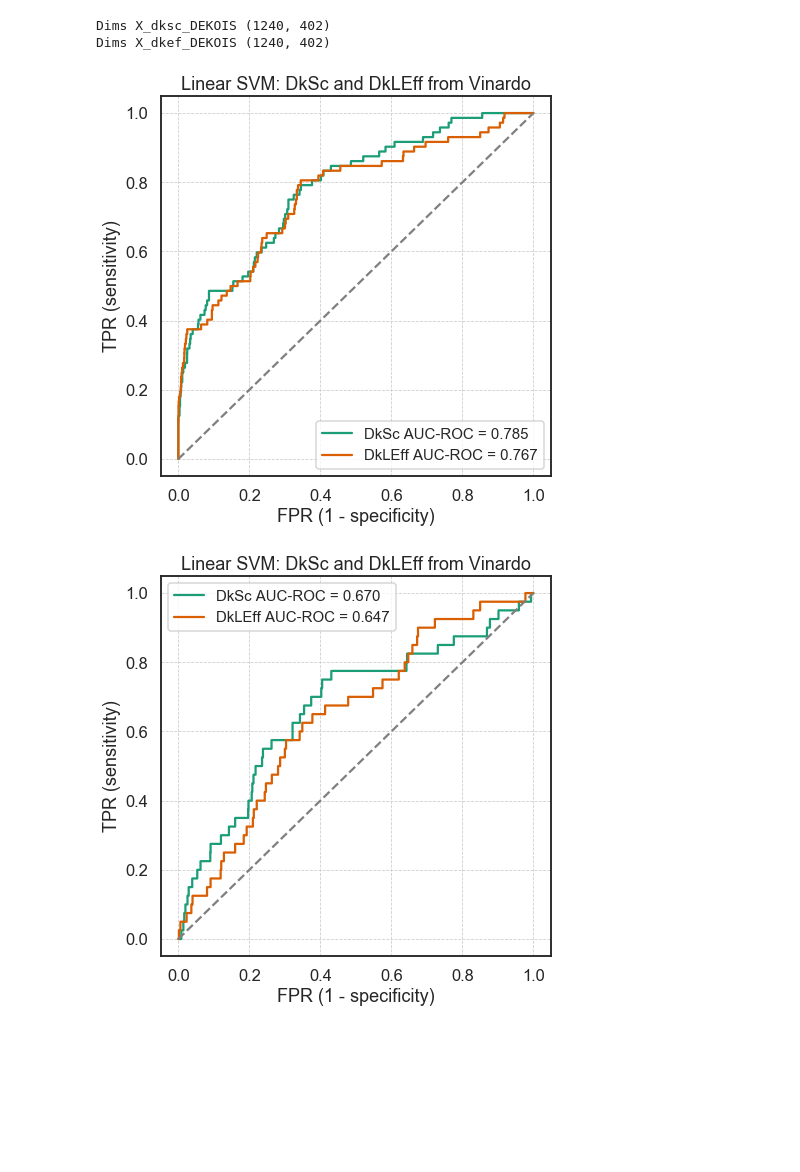
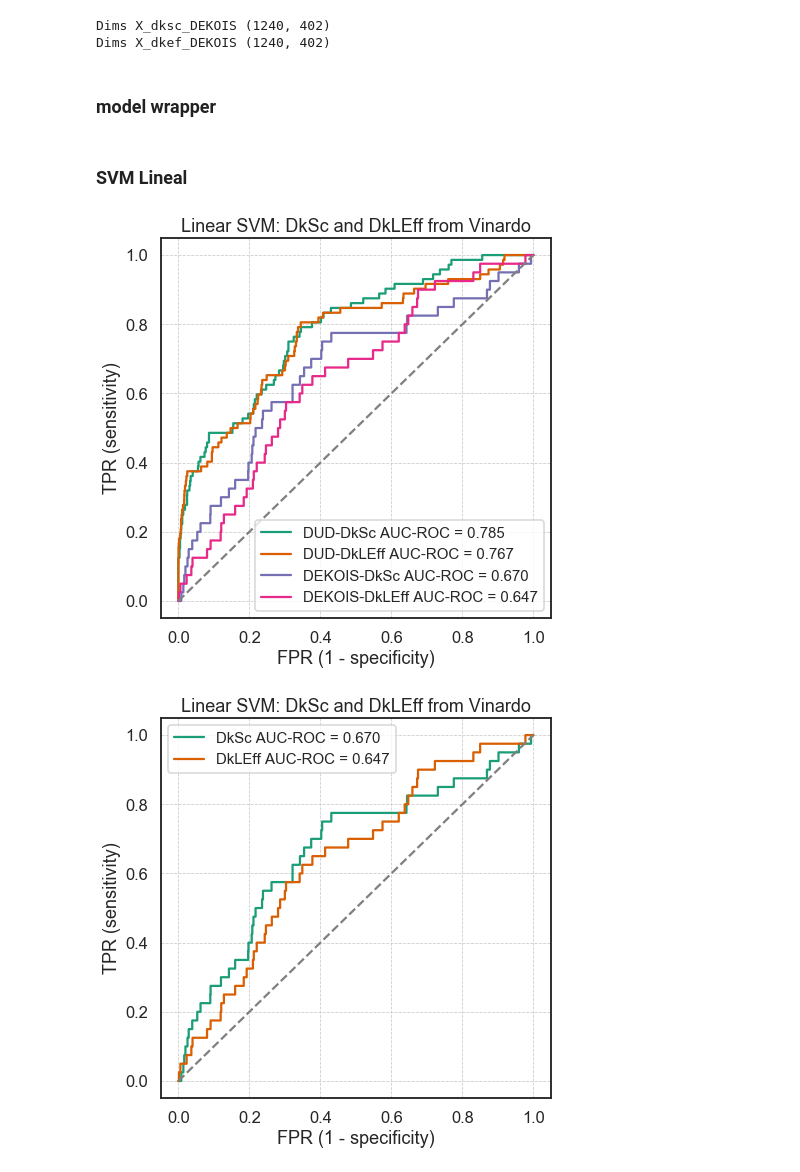
Before and after one commit to jRicciL/CDK2_notebooks, a Jupyter notebook: 6_Machine_Learning_Models/4_SVM_with_docking_scores.ipynb, the cells around one changed output. Saved outputs shown, nothing was run; the diff lists cells and outputs as text; code cells hidden in the pictures; blank space fills up the shorter version.

```diff
--- a/6_Machine_Learning_Models/4_SVM_with_docking_scores.ipynb
+++ b/6_Machine_Learning_Models/4_SVM_with_docking_scores.ipynb
@@ -97,7 +97,7 @@ from sklearn.metrics import roc_curve, roc_auc_score, make_scorer, f1_score
 roc_auc_scorer = make_scorer(roc_auc_score, greater_is_better=True,
                              needs_threshold=True, needs_proba=False)
 
-def run_SVM(X_train, X_test, y_train, y_test,
+def train_SVM(X_train, y_train,
             C = np.geomspace(0.01, 100, 5), kernel='linear',
             scoring = roc_auc_scorer, extra_params_dict = None,
             k_folds = 5, **kwargs):
@@ -124,15 +124,20 @@ def run_SVM(X_train, X_test, y_train, y_test,
                               scoring = scoring, n_jobs = 6, refit=True)
     '''SVC training through GridSearch object'''
     linear_SVC.fit(X_train, y_train)
+    return(linear_SVC)
+
+def eval_SVM(SVC, X_test, y_test):
     '''
-    4) Predictions and evaluation on the Test set
+    1) Predictions and evaluation on the Test set
     - Scaling and prediction of X_train using the best model found by grid
     '''
-    y_prob  = linear_SVC.predict_proba(X_test)[:,1] # Predicted prob values for X_test
-    y_score = linear_SVC.decision_function(X_test) # Hyperplane distances
-    y_pred  = linear_SVC.predict(X_test) # predicted values
+    y_prob  = SVC.predict_proba(X_test)[:,1] # Predicted prob values for X_test
+    y_score = SVC.decision_function(X_test) # Hyperplane distances
+    y_pred  = SVC.predict(X_test) # predicted values
     '''Returns the y_score values and the lnear_SVC object'''
-    return(y_score, linear_SVC)
+    return(y_score)
+# %% [markdown]
+### model wrapper
 # %%
 def model_wrapper(train_key, test_key, list_of_scores, model,
                   scores_dic = scores_dic, decreasing = False, **kwargs):
@@ -143,18 +148,27 @@ def model_wrapper(train_key, test_key, list_of_scores, model,
         X_test  = scores_dic[test_key][score]['X']
         y_test  = scores_dic[test_key][score]['y']
         # Runs the model
-        y_preds[score], trained_models[score] = model(X_train, X_test,
-                                                      y_train, y_test, **kwargs)
+        trainded_model = model(X_train, y_train, **kwargs)
+        name = F'{test_key}-{score}'
+        trained_models[name] = trainded_model
+        y_preds[name] = eval_SVM(trainded_model, X_test, y_test)
     # Invoke PlotMetric Class
     model_results = PlotMetric(y_true = y_test, y_pred_dict = y_preds, decreasing=decreasing)
     return(model_results, trained_models)
+# %% [markdown]
+### SVM Lineal
 # %%
-linear_svm, _ = model_wrapper(train_key = 'CSAR', test_key = 'DUD',
-                           list_of_scores = ['DkSc', 'DkLEff'], model = run_SVM,
+linear_svm_dud, _ = model_wrapper(train_key = 'CSAR', test_key = 'DUD',
+                           list_of_scores = ['DkSc', 'DkLEff'], model = train_SVM,
                            scores_dic = scores_dic, decreasing = False)
-linear_svm.plot_roc_auc('Linear SVM: DkSc and DkLEff from Vinardo')
+linear_svm_dud.plot_roc_auc('', showplot = False)
+
+linear_svm_dekois, _ = model_wrapper(train_key = 'CSAR', test_key = 'DEKOIS',
+                           list_of_scores = ['DkSc', 'DkLEff'], model = train_SVM,
+                           scores_dic = scores_dic, decreasing = False)
+linear_svm_dekois.plot_roc_auc('Linear SVM: DkSc and DkLEff from Vinardo', showplot = True)
 # %% [output]
-[figure, old version]
+[figure, new version]
 # %%
 linear_svm, _ = model_wrapper(train_key = 'CSAR', test_key = 'DEKOIS',
                            list_of_scores = ['DkSc', 'DkLEff'], model = run_SVM,
```
